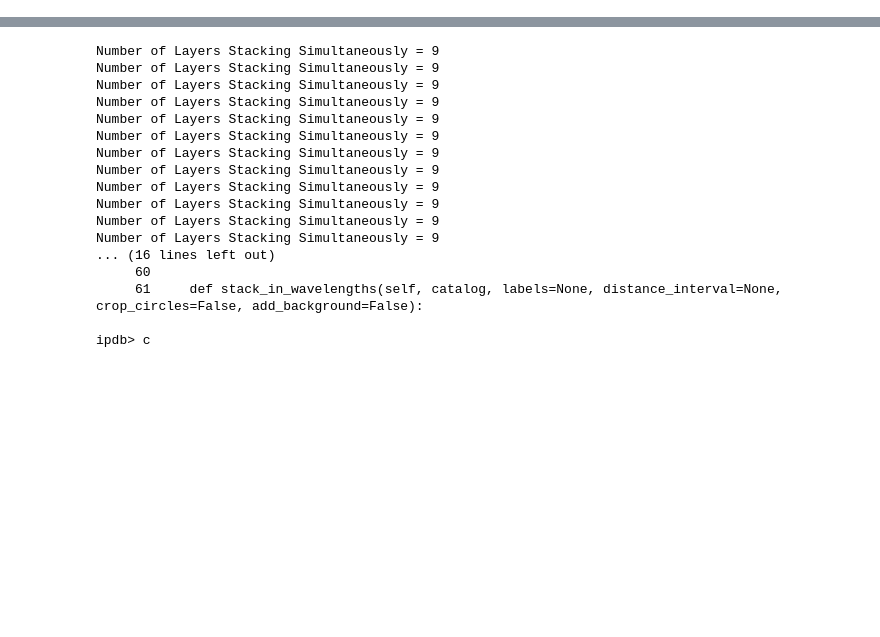
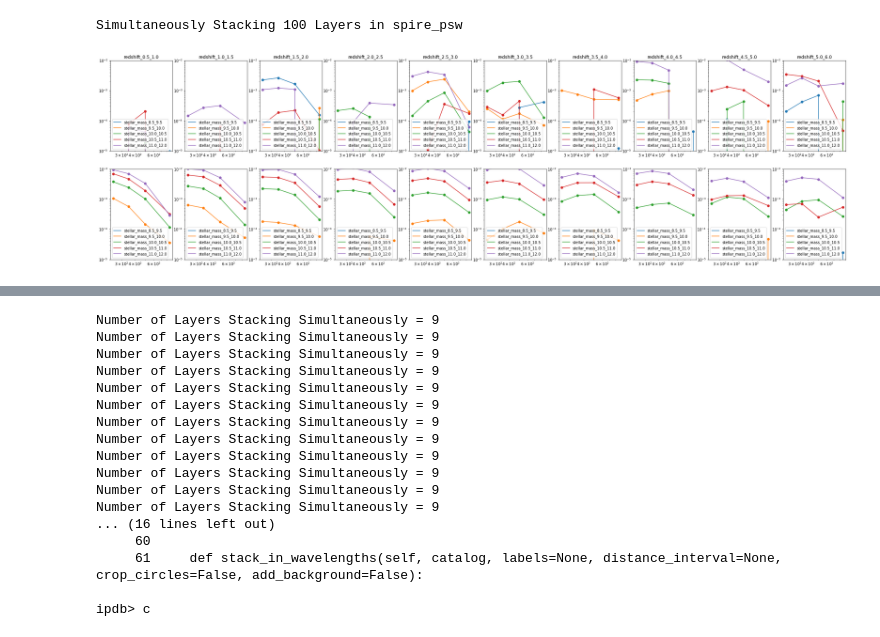
Before and after one commit to marcoviero/simstack2, a Jupyter notebook: example_simstack2.ipynb, the cells around one changed output, grey strips where cells are left out. Cells and saved outputs as stored; diff of their text form; code cells hidden in the pictures; blank space fills up the shorter version.

Commit message:
Got stacking all redshifts at once working!  Moved some parameters into better locations

```diff
--- a/example_simstack2.ipynb
+++ b/example_simstack2.ipynb
@@ -90,0 +19,42 @@ TypeError: list indices must be integers or slices, not str
+# %%
+path_ini_file = os.path.join("examples","cosmos2020.ini")
+cosmos2020 = SimstackWrapper(path_ini_file, read_maps=True, read_catalog=True, stack_automatically=True)
+cosmos2020.parse_results()
+# %% [output]
+Simultaneously Stacking 100 Layers in spire_psw
+# %%
+zlen = len(cosmos2020.results_dict['SED_df']['flux_density'])
+plen = 2
+fig, axs = plt.subplots(plen, zlen, figsize=(36,10))
+for z, zlab in enumerate(cosmos2020.results_dict['SED_df']['flux_density']):
+    for p, plab in enumerate(cosmos2020.results_dict['SED_df']['flux_density'][zlab]):
+        #pdb.set_trace()
+        sed = cosmos2020.results_dict['SED_df']['flux_density'][zlab][plab]
+        for mlab in sed:
+            axs[p, z].scatter(sed.index, sed[mlab])
+            axs[p, z].plot(sed.index, sed[mlab], label=mlab)
+            if not p:
+                axs[p, z].set_title(zlab)
+            axs[p, z].set_xscale('log')
+            axs[p, z].set_yscale('log')
+            axs[p, z].set_ylim([1e-5, 1e-2])
+            axs[p, z].legend(loc='lower left')
+# %%
+zlen = len(cosmos2020.results_dict['SED_df']['flux_density'])
+plen = 2
+fig, axs = plt.subplots(plen, zlen, figsize=(36,10))
+for z, zlab in enumerate(cosmos2020.results_dict['SED_df']['flux_density']):
+    for p, plab in enumerate(cosmos2020.results_dict['SED_df']['flux_density'][zlab]):
+        #pdb.set_trace()
+        sed = cosmos2020.results_dict['SED_df']['flux_density'][zlab][plab]
+        for mlab in sed:
+            axs[p, z].scatter(sed.index, sed[mlab])
+            axs[p, z].plot(sed.index, sed[mlab], label=mlab)
+            if not p:
+                axs[p, z].set_title(zlab)
+            axs[p, z].set_xscale('log')
+            axs[p, z].set_yscale('log')
+            axs[p, z].set_ylim([1e-5, 1e-2])
+            axs[p, z].legend(loc='lower left')
+# %% [output]
+[figure, added]
```
Also changed, not shown: parts of 25 cells of this notebook, 8 other files.
